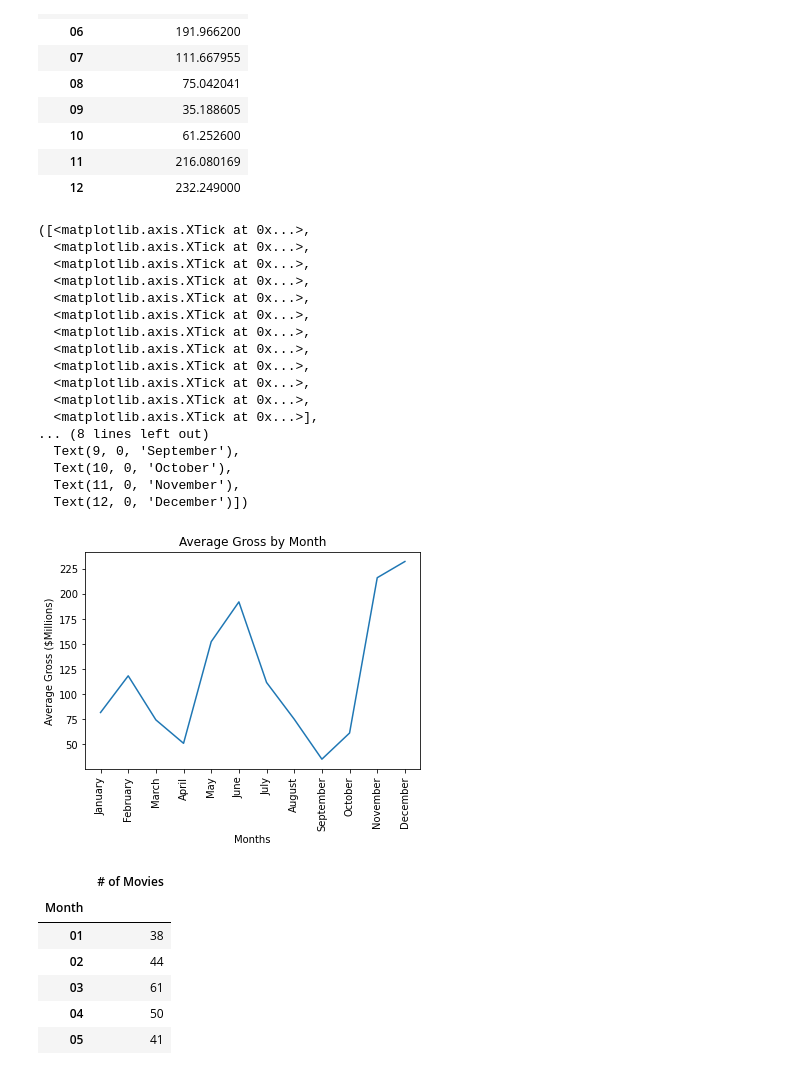
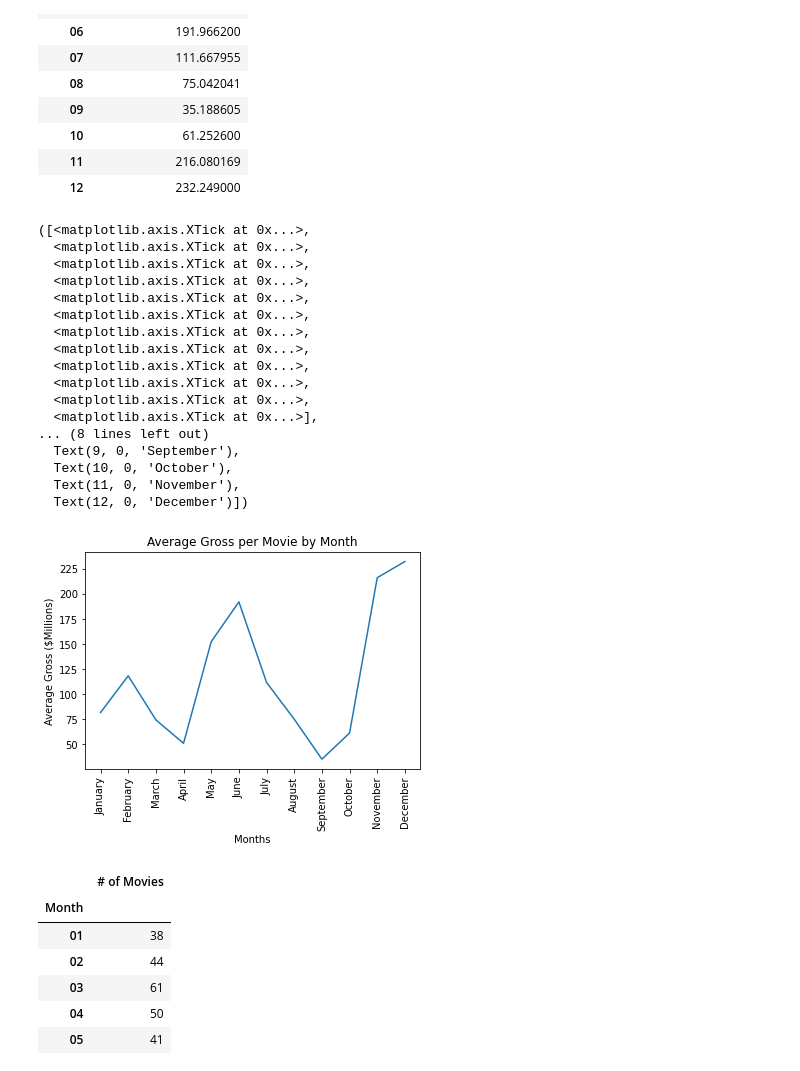
Before and after one commit to Gujaratigirl/butler-groupB-project1, a Jupyter notebook: Disney.ipynb, the cells around one changed output. Saved outputs shown, nothing was run; the diff lists cells and outputs as text; code cells hidden in the pictures.

```diff
--- a/Disney.ipynb
+++ b/Disney.ipynb
@@ -488,35 +487,35 @@ month_df
 # %%
 # Plot results on a line plot
 month_df.reset_index()
 month = [1, 2, 3, 4, 5, 6, 7, 8, 9, 10, 11, 12]
 avg_gross = [81.698421, 118.255682, 74.344262, 50.992800, 152.325122, 191.966200, 111.667955,
             75.042041, 35.188605, 61.252600, 216.080169, 232.249000]
 plt.plot(month, avg_gross)
-plt.title('Average Gross by Month')
+plt.title('Average Gross per Movie by Month')
 plt.xlabel('Months')
 plt.ylabel('Average Gross ($Millions)')
 plt.xticks([1, 2, 3, 4, 5, 6, 7, 8, 9, 10, 11, 12], ['January', 'February', 'March', 'April', 'May',
                                                      'June', 'July', 'August', 'September', 'October', 'November',
                                                      'December'], rotation=90)
 # %% [output]
 ([<matplotlib.axis.XTick at 0x...>,
   <matplotlib.axis.XTick at 0x...>,
   <matplotlib.axis.XTick at 0x...>,
   <matplotlib.axis.XTick at 0x...>,
   <matplotlib.axis.XTick at 0x...>,
   <matplotlib.axis.XTick at 0x...>,
   <matplotlib.axis.XTick at 0x...>,
   <matplotlib.axis.XTick at 0x...>,
   <matplotlib.axis.XTick at 0x...>,
   <matplotlib.axis.XTick at 0x...>,
   <matplotlib.axis.XTick at 0x...>,
   <matplotlib.axis.XTick at 0x...>],
 ... (8 lines left out)
   Text(9, 0, 'September'),
   Text(10, 0, 'October'),
   Text(11, 0, 'November'),
   Text(12, 0, 'December')])
-[figure, old version]
+[figure, new version]
 # %%
 # Finding Total # of Movies released per Month
 month_count = pd.DataFrame(disney_df.groupby('Month').count()['Movie'])
```
Also changed, not shown: parts of 3 cells of this notebook.
